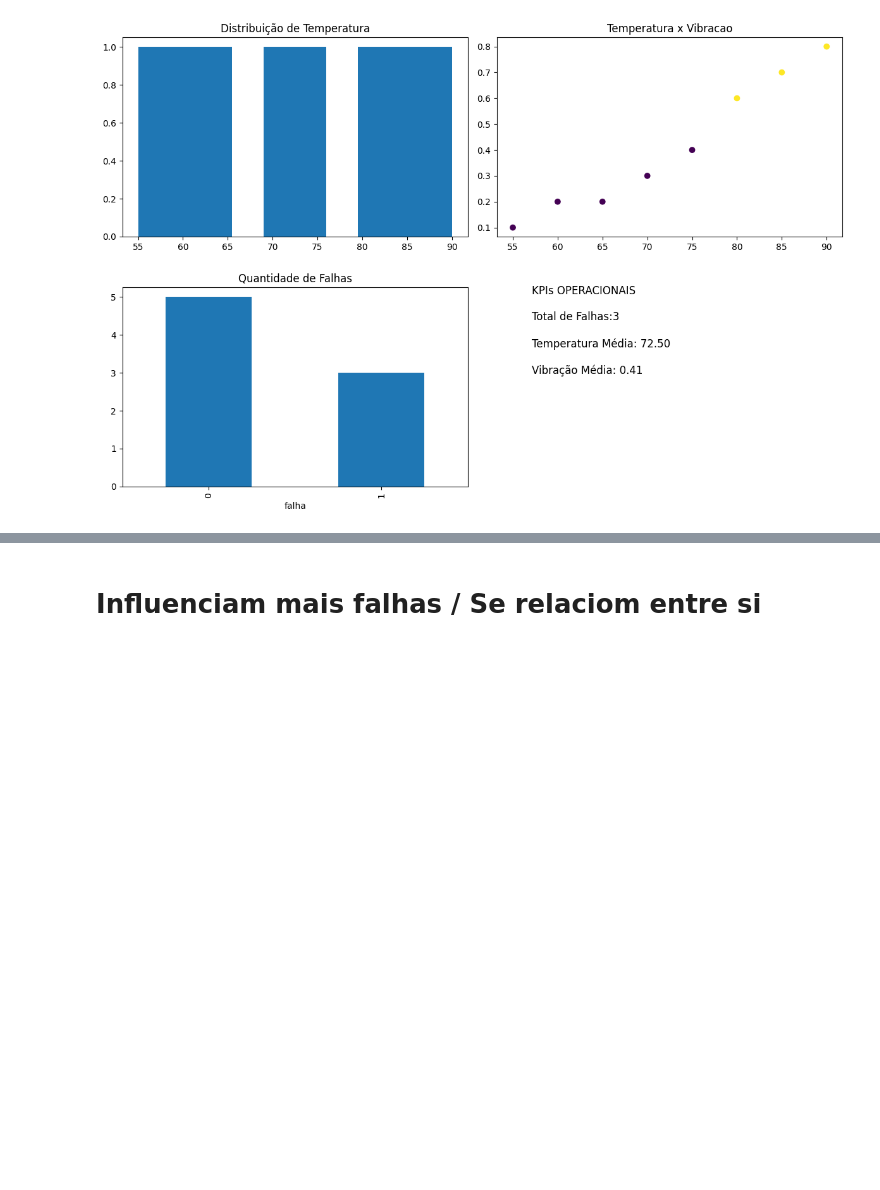
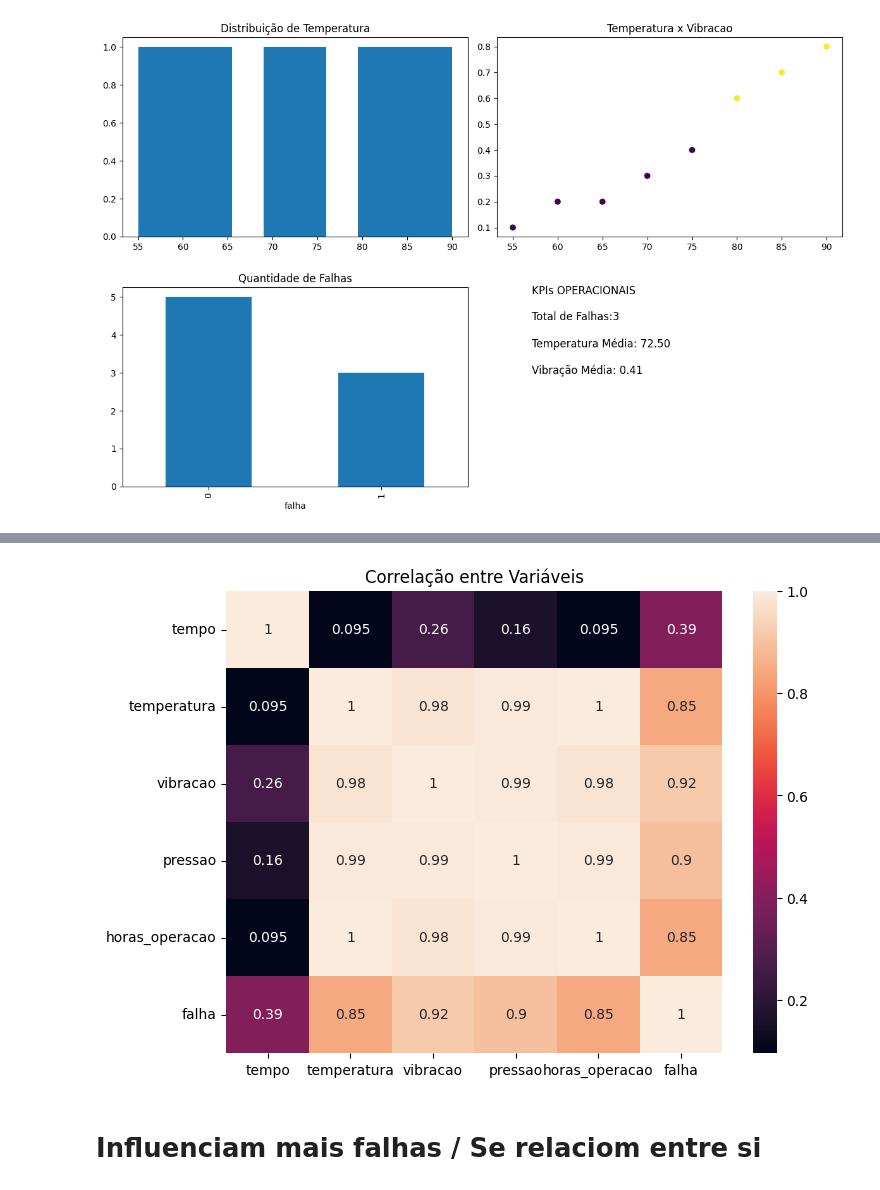
Before and after one commit to Nandaodevmax/predictive-maintenance-project, a Jupyter notebook: Analise_Dados_aplicados_Industrias.ipynb, the cells around one changed output, grey strips where cells are left out. Drawn from its saved outputs; the diff is of its cells as text; code cells hidden in the pictures; blank space fills up the shorter version.

```diff
--- a/Analise_Dados_aplicados_Industrias.ipynb
+++ b/Analise_Dados_aplicados_Industrias.ipynb
@@ -394,2 +409,16 @@ plt.show()
+# %%
+plt.figure(figsize=(8, 6))
+
+sns.heatmap(correlacao, annot=True)
+
+plt.title("Correlação entre Variáveis")
+
+plt.savefig("heatmap.png")
+
+plt.savefig("dashboard.png")
+
+plt.show()
+# %% [output]
+[figure, added]
 # %% [markdown]
 # **Influenciam mais falhas / Se relaciom entre si**
```
Also changed, not shown: parts of 1 cell of this notebook.
